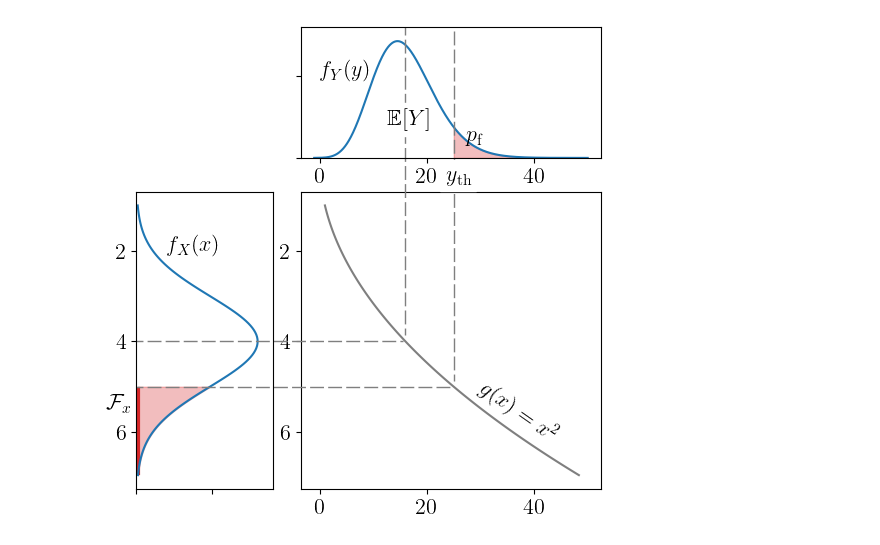
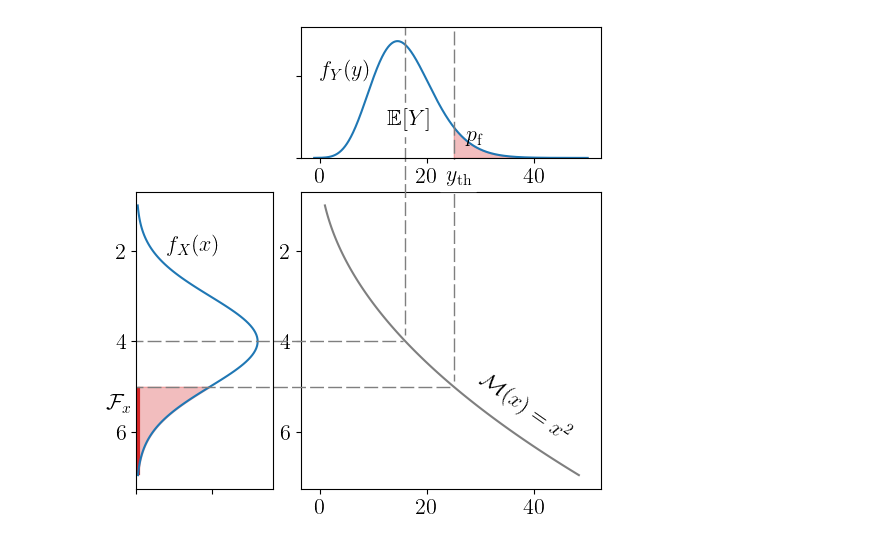
Before and after one commit to efekhari27/thesis, a Jupyter notebook: numerical_experiments/chapter1/reliability_1D.ipynb, the cells around one changed output. Saved outputs shown, nothing was run; the diff lists cells and outputs as text; code cells hidden in the pictures.

```diff
--- a/numerical_experiments/chapter1/reliability_1D.ipynb
+++ b/numerical_experiments/chapter1/reliability_1D.ipynb
@@ -42,32 +42,32 @@ main_plot.plot(g(x_plot), x_plot, color='C7')
 #main_plot.tick_params(axis='x', which='both', labelbottom=False)
 # Window limits
 left_plot.set_xlim(0., 0.45)
 top_plot.set_ylim(0., 0.08)
 # Grids
 #main_plot.grid(True)
 #left_plot.grid(True)
 #top_plot.grid(True)
 
 # Lines
 col = "C7"
 left_plot.axhline(y=4., xmin=0, xmax=1.95, clip_on=False, linestyle=(5, (10, 3)), color=col, linewidth=1)
 top_plot.axvline(x=4**2, ymin=-1.35, ymax=1., clip_on=False, linestyle=(5, (10, 3)), color=col, linewidth=1)
 left_plot.axhline(y=5., xmin=0, xmax=2.3, clip_on=False, linestyle=(5, (10, 3)), color=col, linewidth=1)
 top_plot.axvline(x=5**2, ymin=-1.7, ymax=1., clip_on=False, linestyle=(5, (10, 3)), color=col, linewidth=1)
 # Filled areas
 x_fail = np.arange(5, 7, 0.05).reshape(-1, 1)
 y_fail = np.arange(25, 50, 0.05).reshape(-1, 1)
 top_plot.fill_between(y_fail.flatten(), np.array(Y.computePDF(y_fail)).flatten(), 0, alpha=0.3, color="C3")
 left_plot.fill_between(np.array(X.computePDF(x_fail)).flatten(), x_fail.flatten(), 5, alpha=0.3, color="C3")
 left_plot.plot([0.006]*2, [5.05, 6.9], linewidth=3., color="C3", zorder=1)
 # Text
 top_plot.text(0, 0.05,"$f_Y(y)$")
 top_plot.text(12.5, 0.02,"$\mathbb{E}[Y]$", backgroundcolor="w")
 top_plot.text(23.5, -0.014,"$y_{\mathrm{th}}$", backgroundcolor="w")
 top_plot.text(27, 0.01,"$p_\mathrm{f}$")
-main_plot.text(29, 6.2, "$g(x)=x^2$", rotation=-35)
+main_plot.text(29, 6.2, "$\mathcal{M}(x)=x^2$", rotation=-35)
 left_plot.text(0.1, 2, "$f_X(x)$")
 left_plot.text(-0.1, 5.5, "$\mathcal{F}_x$")
 plt.savefig("figures/1D_reliability.png", bbox_inches='tight', dpi=300);
 # %% [output]
-[figure, old version]
+[figure, new version]
```
Also changed, not shown: 19 other files.
